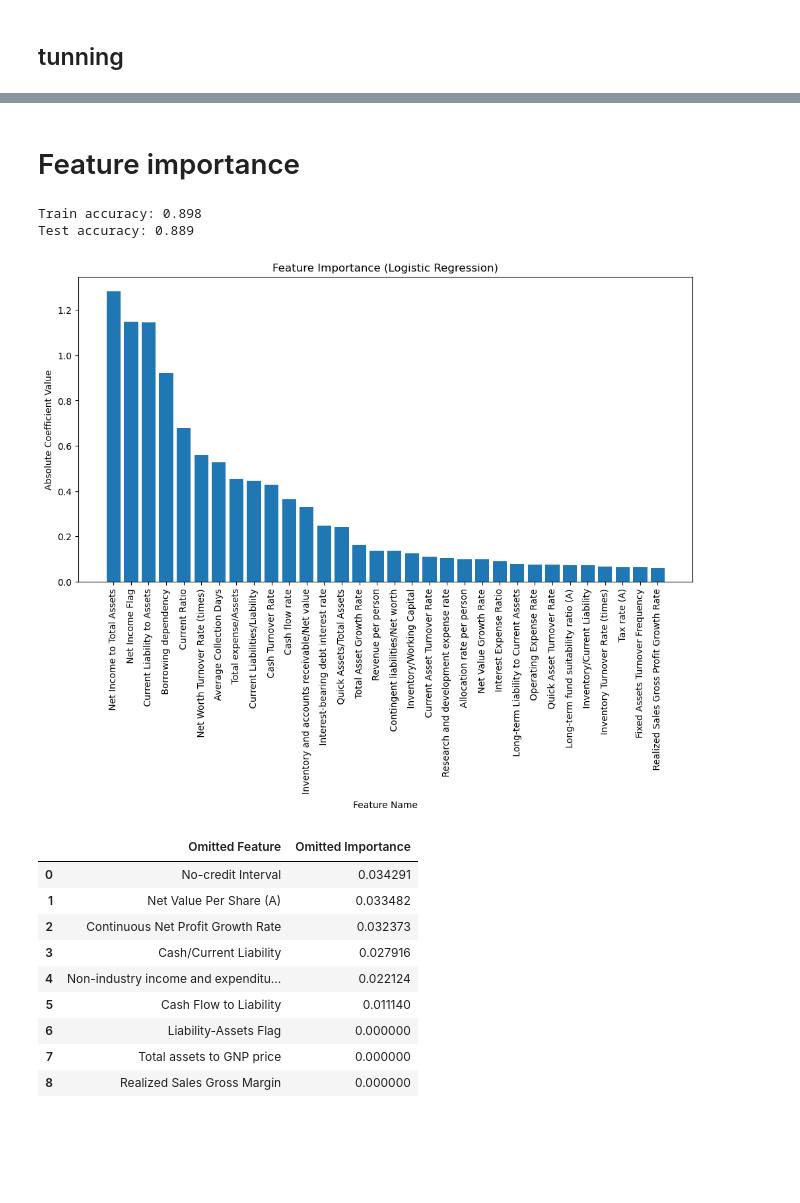
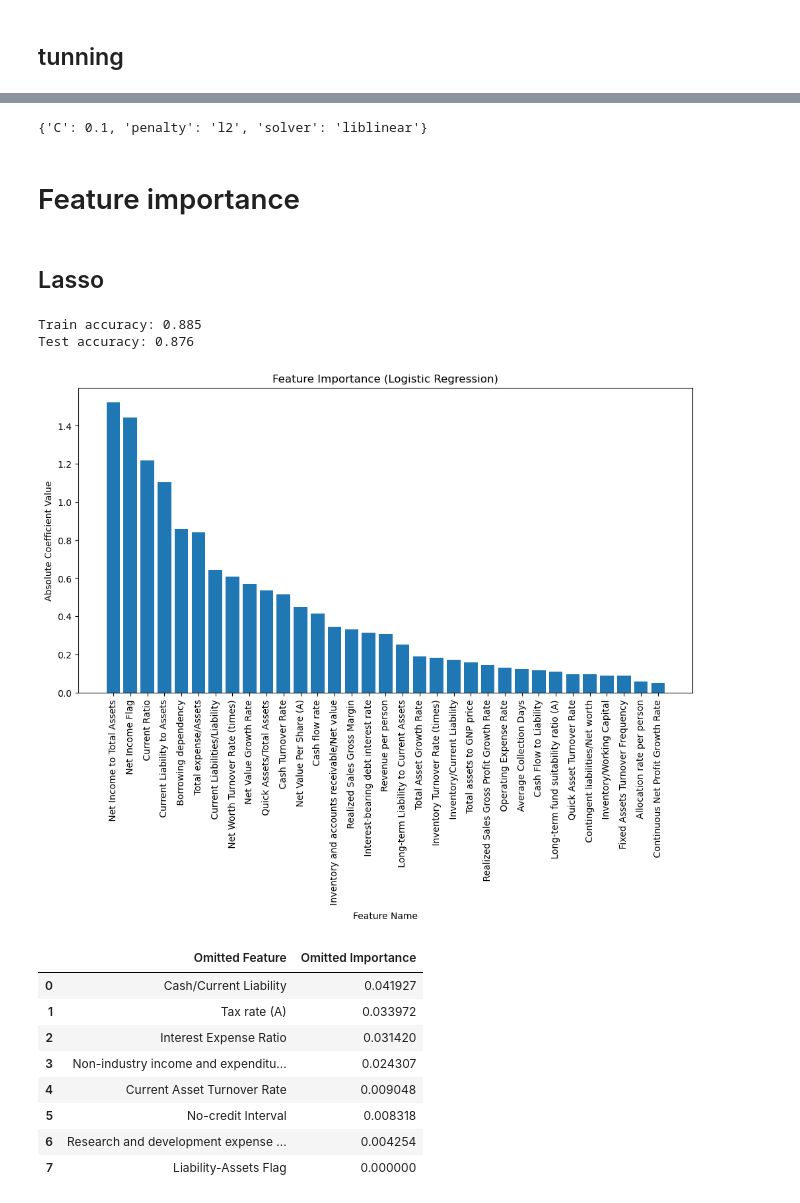
Before and after one commit to SerjWeesp/ml-python, a Jupyter notebook: bankrupt_with_logreg.ipynb, the cells around one changed output, grey strips where cells are left out. Drawn from its saved outputs; the diff is of its cells as text; code cells hidden in the pictures; blank space fills up the shorter version.

Commit message:
Finished bankrupt_with_logreg

```diff
--- a/bankrupt_with_logreg.ipynb
+++ b/bankrupt_with_logreg.ipynb
@@ -401,4 +608,5 @@ num_cols = df.select_dtypes(include=['float64']).columns
 # %% [markdown]
 ## cutting outliers
 # %%
-ratio, df_win = Winsorization_Method(df, num_cols, lower=0.03, upper=99.7)
+ratio_win, df_win = Winsorization_Method(df, num_cols, lower=0.03, upper=99.97)
+print(f"Ratio of Outliers by Winsorization_Method:{ratio_win}")
@@ -612,32 +782,37 @@ plot_grid_search(grid_search.cv_results_, ['C', 'penalty'])
+# %%
+grid_search.best_params_
+# %% [output]
+{'C': 0.1, 'penalty': 'l2', 'solver': 'liblinear'}
 # %% [markdown]
 # Feature importance
+# %% [markdown]
+## Lasso
 # %%
 # Create a logistic regression object with an L1 penalty
-logistic_l1 = LogisticRegression(penalty='l1', solver='liblinear', C=0.1)
+logistic_l2 = LogisticRegression(penalty='l2', solver='liblinear', C=0.1)
 
 # Fit the model
-logistic_l1.fit(X_train_smote, y_train_smote)
+logistic_l2.fit(X_train_smote, y_train_smote)
 
 # Get the model's performance
-print(f"Train accuracy: {logistic_l1.score(X_train_smote, y_train_smote):.3f}")
-print(f"Test accuracy: {logistic_l1.score(X_test_final, y_test):.3f}")
+print(f"Train accuracy: {logistic_l2.score(X_train_smote, y_train_smote):.3f}")
+print(f"Test accuracy: {logistic_l2.score(X_test_final, y_test):.3f}")
 # %% [output]
-Train accuracy: 0.898
-Test accuracy: 0.889
+Train accuracy: 0.885
+Test accuracy: 0.876
 # %%
-feature_df, omitted_df = feature_importance_logreg(logistic_l1, cut_off = 0.05)
+feature_df, low_imp_df = feature_importance_logreg(logistic_l2, cut_off = 0.05)
 # %% [output]
-[figure, old version]
+[figure, new version]
 # %%
-omitted_df
+low_imp_df
 # %% [output]
 |  | Omitted Feature | Omitted Importance |
-| 0 | No-credit Interval | 0.034291 |
-| 1 | Net Value Per Share (A) | 0.033482 |
-| 2 | Continuous Net Profit Growth Rate | 0.032373 |
-| 3 | Cash/Current Liability | 0.027916 |
-| 4 | Non-industry income and expenditu... | 0.022124 |
-| 5 | Cash Flow to Liability | 0.011140 |
-| 6 | Liability-Assets Flag | 0.000000 |
-| 7 | Total assets to GNP price | 0.000000 |
-| 8 | Realized Sales Gross Margin | 0.000000 |
+| 0 | Cash/Current Liability | 0.041927 |
+| 1 | Tax rate (A) | 0.033972 |
+| 2 | Interest Expense Ratio | 0.031420 |
+| 3 | Non-industry income and expenditu... | 0.024307 |
+| 4 | Current Asset Turnover Rate | 0.009048 |
+| 5 | No-credit Interval | 0.008318 |
+| 6 | Research and development expense ... | 0.004254 |
+| 7 | Liability-Assets Flag | 0.000000 |
```
Also changed, not shown: parts of 46 cells of this notebook, 1 other file.
